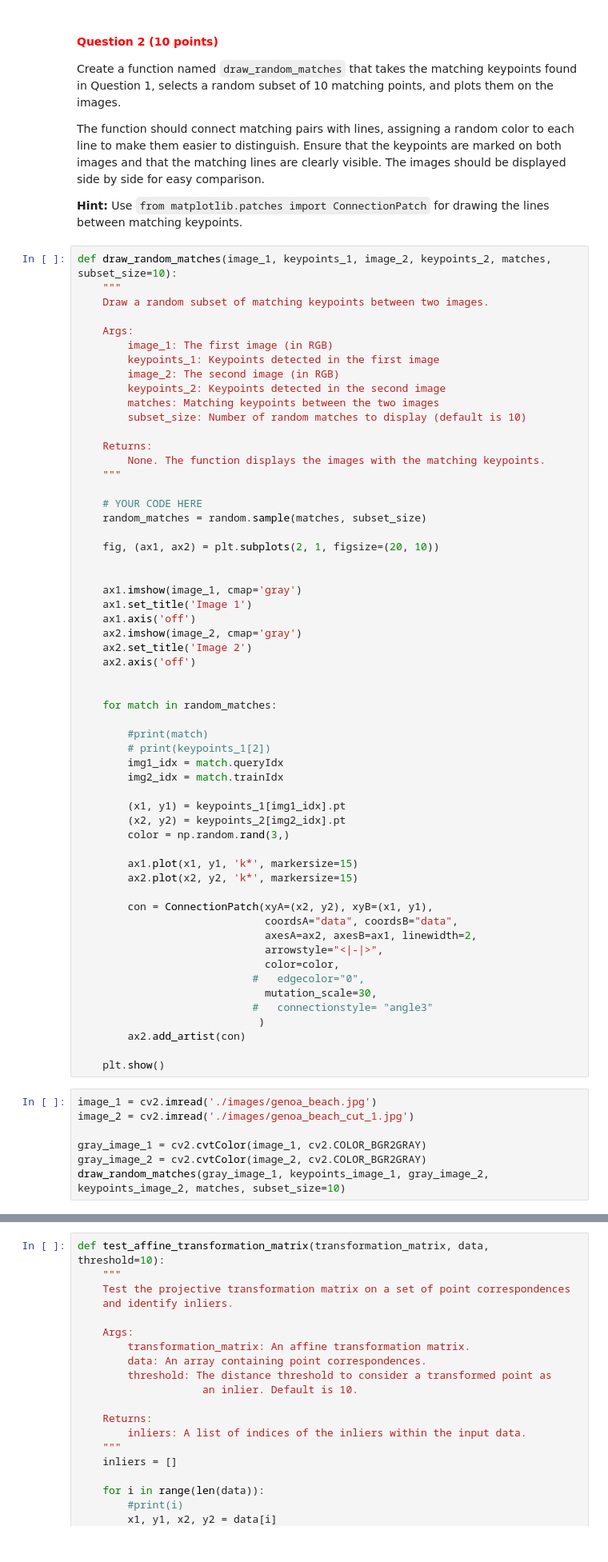
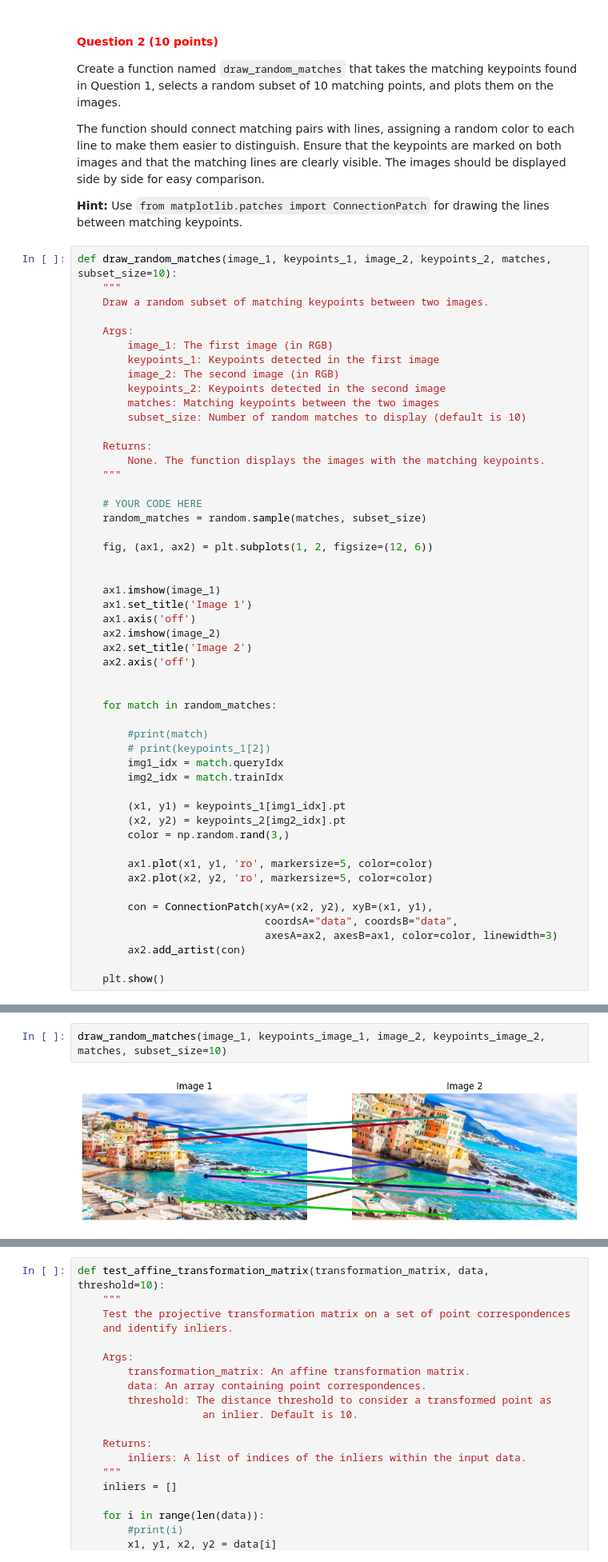
Before and after one commit to matthias-hagenauer/cv1_labs, a Jupyter notebook: cv1-lab-4/cv1-lab-4.ipynb, the cells around one changed output, grey strips where cells are left out. Shown at 80% size. Drawn from its saved outputs; the diff is of its cells as text.

```diff
--- a/cv1-lab-4/cv1-lab-4.ipynb
+++ b/cv1-lab-4/cv1-lab-4.ipynb
@@ -270,13 +271,13 @@ def draw_random_matches(image_1, keypoints_1, image_2, keypoints_2, matches, sub
     # YOUR CODE HERE
     random_matches = random.sample(matches, subset_size)
 
-    fig, (ax1, ax2) = plt.subplots(2, 1, figsize=(20, 10))
+    fig, (ax1, ax2) = plt.subplots(1, 2, figsize=(12, 6))
 
 
-    ax1.imshow(image_1, cmap='gray')
+    ax1.imshow(image_1)
     ax1.set_title('Image 1')
     ax1.axis('off')
-    ax2.imshow(image_2, cmap='gray')
+    ax2.imshow(image_2)
     ax2.set_title('Image 2')
     ax2.axis('off')
 
@@ -292,25 +293,12 @@ def draw_random_matches(image_1, keypoints_1, image_2, keypoints_2, matches, sub
         (x2, y2) = keypoints_2[img2_idx].pt
         color = np.random.rand(3,)
 
-        ax1.plot(x1, y1, 'k*', markersize=15)
-        ax2.plot(x2, y2, 'k*', markersize=15)
+        ax1.plot(x1, y1, 'ro', markersize=5, color=color)
+        ax2.plot(x2, y2, 'ro', markersize=5, color=color)
 
         con = ConnectionPatch(xyA=(x2, y2), xyB=(x1, y1),
                               coordsA="data", coordsB="data",
-                              axesA=ax2, axesB=ax1, linewidth=2,
-                              arrowstyle="<|-|>",
-                              color=color,
-                            #   edgecolor="0",
-                              mutation_scale=30,
-                            #   connectionstyle= "angle3"
-                             )
+                              axesA=ax2, axesB=ax1, color=color, linewidth=3)
         ax2.add_artist(con)
 
     plt.show()
-# %%
-image_1 = cv2.imread('./images/genoa_beach.jpg')
-image_2 = cv2.imread('./images/genoa_beach_cut_1.jpg')
-
-gray_image_1 = cv2.cvtColor(image_1, cv2.COLOR_BGR2GRAY)
-gray_image_2 = cv2.cvtColor(image_2, cv2.COLOR_BGR2GRAY)
-draw_random_matches(gray_image_1, keypoints_image_1, gray_image_2, keypoints_image_2, matches, subset_size=10)
@@ -319,3 +305,7 @@ draw_random_matches(gray_image_1, keypoints_image_1, gray_image_2, keypoints_ima
+# %%
+draw_random_matches(image_1, keypoints_image_1, image_2, keypoints_image_2, matches, subset_size=10)
+# %% [output]
+[figure, added]
 # %% [markdown]
 <a id="question-3"></a>
 #### <font color='#FF0000'>Question 3 (15 points)</font>
```
Also changed, not shown: parts of 20 cells of this notebook.
